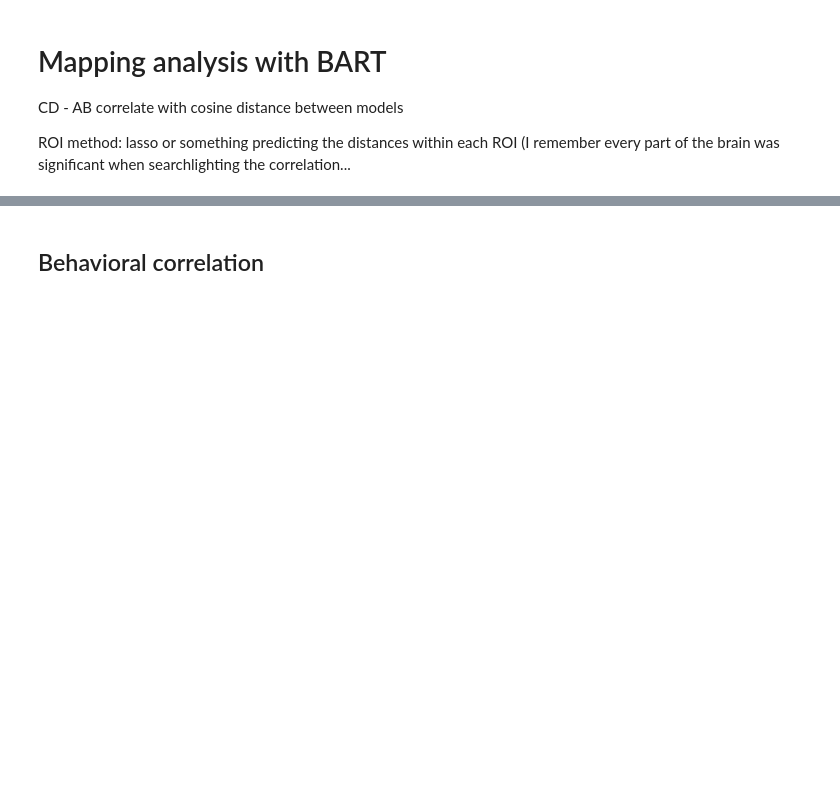
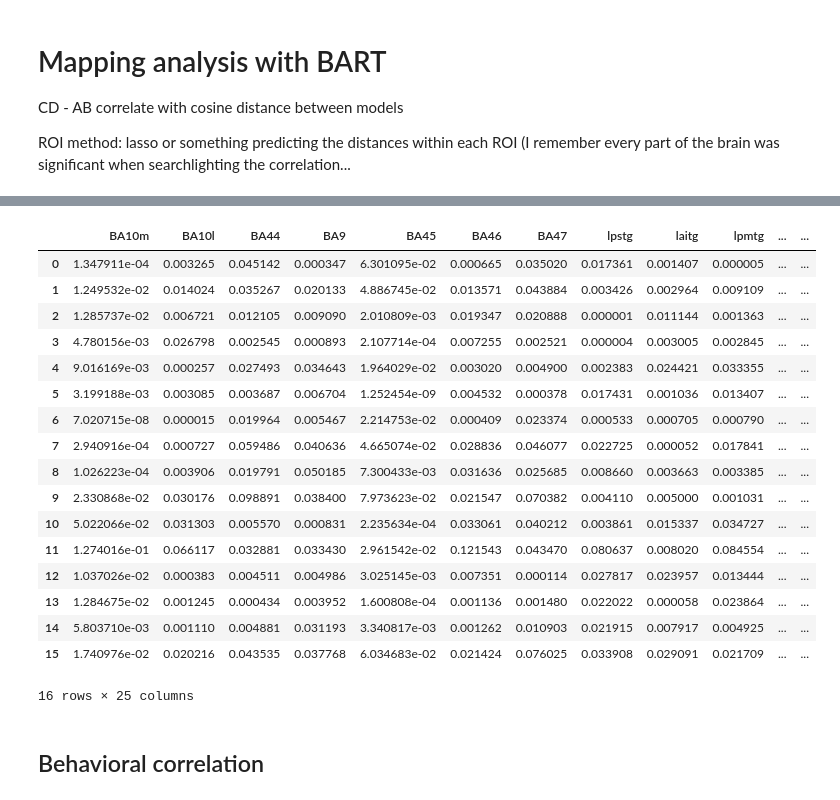
Before and after one commit to njchiang/analogy-fmri, a Jupyter notebook: analysis/notebooks/mapping-analysis-final.ipynb, the cells around one changed output, grey strips where cells are left out. Saved outputs shown, nothing was run; the diff lists cells and outputs as text; code cells hidden in the pictures; blank space fills up the shorter version.

```diff
--- a/analysis/notebooks/mapping-analysis-final.ipynb
+++ b/analysis/notebooks/mapping-analysis-final.ipynb
@@ -75,0 +85,2 @@ Loading label file from: /Users/njchiang/GitHub/analogy-fmri/labels/raw_models.c
+# %%
+rois, labels = load_rois(b)
@@ -75,0 +105,33 @@ Loading label file from: /Users/njchiang/GitHub/analogy-fmri/labels/raw_models.c
+# %%
+m = "BA10m"
+sub="sub-01"
+roi = rois[sub][m]
+label = labels[sub]
+model = "rstpostprob79"
+
+
+selector = label[(label.CD == 1) & (label.Match == "1")]
+
+bart_df = (raw_models_df[::2]
+            .reset_index(drop=True)
+            .set_index("ABTag")[
+                [c for c in raw_models_df.columns if "rstpostprob79" in c]
+            ])
+
+w2vc_df = (raw_models_df[::2]
+            .reset_index(drop=True)
+            .set_index("ABTag")[
+                [c for c in raw_models_df.columns if "concatword" in c]
+            ])
+
+dists_bart = np.concatenate(
+                [rsa.pdist(bart_df.loc[
+                    [t.split("::")[0], t.split("::")[1]]],
+                       metric="cosine")
+                 for t in selector.TrialTag])
+
+dists_w2vc = np.concatenate(
+                [rsa.pdist(w2vc_df.loc[
+                    [t.split("::")[0], t.split("::")[1]]],
+                       metric="cosine")
+                 for t in selector.TrialTag])
@@ -76,3 +316,24 @@ Loading label file from: /Users/njchiang/GitHub/analogy-fmri/labels/raw_models.c
+# %%
+result_dfs
+# %% [output]
+|  | BA10m | BA10l | BA44 | BA9 | BA45 | BA46 | BA47 | lpstg | laitg | lpmtg | ... | ... |
+| 0 | 1.347911e-04 | 0.003265 | 0.045142 | 0.000347 | 6.301095e-02 | 0.000665 | 0.035020 | 0.017361 | 0.001407 | 0.000005 | ... | ... |
+| 1 | 1.249532e-02 | 0.014024 | 0.035267 | 0.020133 | 4.886745e-02 | 0.013571 | 0.043884 | 0.003426 | 0.002964 | 0.009109 | ... | ... |
+| 2 | 1.285737e-02 | 0.006721 | 0.012105 | 0.009090 | 2.010809e-03 | 0.019347 | 0.020888 | 0.000001 | 0.011144 | 0.001363 | ... | ... |
+| 3 | 4.780156e-03 | 0.026798 | 0.002545 | 0.000893 | 2.107714e-04 | 0.007255 | 0.002521 | 0.000004 | 0.003005 | 0.002845 | ... | ... |
+| 4 | 9.016169e-03 | 0.000257 | 0.027493 | 0.034643 | 1.964029e-02 | 0.003020 | 0.004900 | 0.002383 | 0.024421 | 0.033355 | ... | ... |
+| 5 | 3.199188e-03 | 0.003085 | 0.003687 | 0.006704 | 1.252454e-09 | 0.004532 | 0.000378 | 0.017431 | 0.001036 | 0.013407 | ... | ... |
+| 6 | 7.020715e-08 | 0.000015 | 0.019964 | 0.005467 | 2.214753e-02 | 0.000409 | 0.023374 | 0.000533 | 0.000705 | 0.000790 | ... | ... |
+| 7 | 2.940916e-04 | 0.000727 | 0.059486 | 0.040636 | 4.665074e-02 | 0.028836 | 0.046077 | 0.022725 | 0.000052 | 0.017841 | ... | ... |
+| 8 | 1.026223e-04 | 0.003906 | 0.019791 | 0.050185 | 7.300433e-03 | 0.031636 | 0.025685 | 0.008660 | 0.003663 | 0.003385 | ... | ... |
+| 9 | 2.330868e-02 | 0.030176 | 0.098891 | 0.038400 | 7.973623e-02 | 0.021547 | 0.070382 | 0.004110 | 0.005000 | 0.001031 | ... | ... |
+| 10 | 5.022066e-02 | 0.031303 | 0.005570 | 0.000831 | 2.235634e-04 | 0.033061 | 0.040212 | 0.003861 | 0.015337 | 0.034727 | ... | ... |
+| 11 | 1.274016e-01 | 0.066117 | 0.032881 | 0.033430 | 2.961542e-02 | 0.121543 | 0.043470 | 0.080637 | 0.008020 | 0.084554 | ... | ... |
+| 12 | 1.037026e-02 | 0.000383 | 0.004511 | 0.004986 | 3.025145e-03 | 0.007351 | 0.000114 | 0.027817 | 0.023957 | 0.013444 | ... | ... |
+| 13 | 1.284675e-02 | 0.001245 | 0.000434 | 0.003952 | 1.600808e-04 | 0.001136 | 0.001480 | 0.022022 | 0.000058 | 0.023864 | ... | ... |
+| 14 | 5.803710e-03 | 0.001110 | 0.004881 | 0.031193 | 3.340817e-03 | 0.001262 | 0.010903 | 0.021915 | 0.007917 | 0.004925 | ... | ... |
+| 15 | 1.740976e-02 | 0.020216 | 0.043535 | 0.037768 | 6.034683e-02 | 0.021424 | 0.076025 | 0.033908 | 0.029091 | 0.021709 | ... | ... |
+16 rows × 25 columns
 # %% [markdown]
 ## Behavioral correlation
 # %%
```
Also changed, not shown: parts of 15 cells of this notebook.
